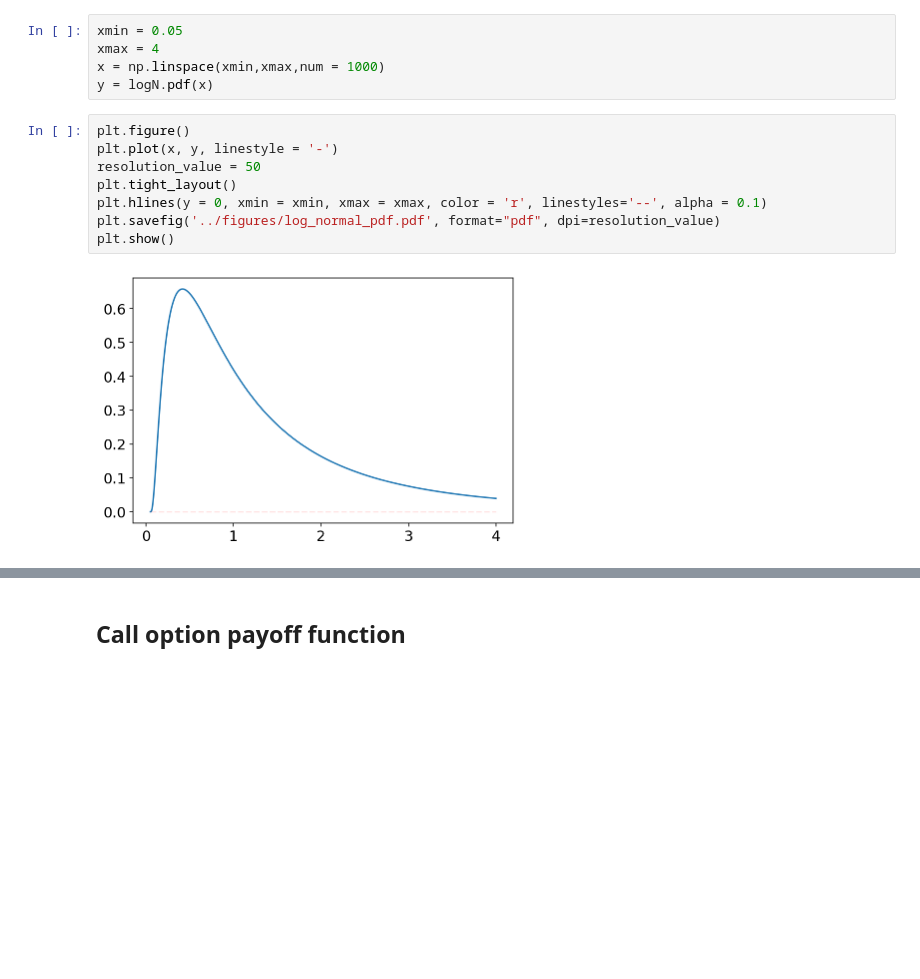
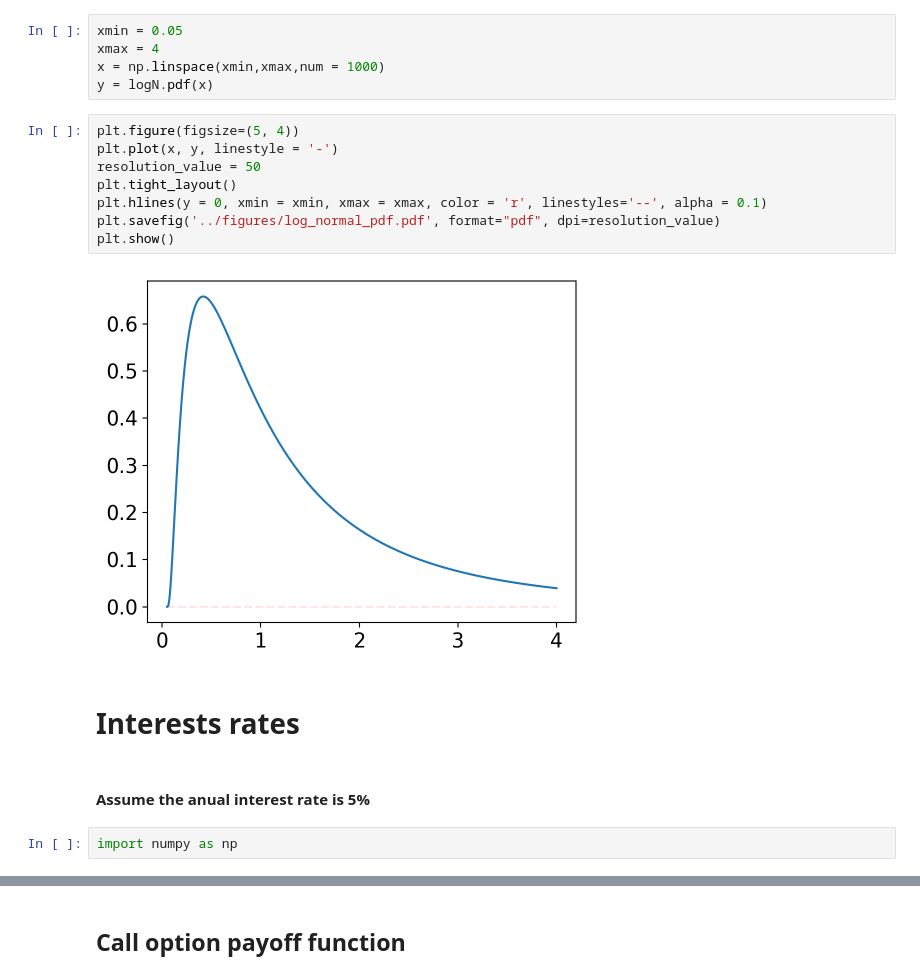
Before and after one commit to leandro-sbetancourt/kcl-continuous-time-finance, a Jupyter notebook: notebooks/Ch5-Continuous-time models.ipynb, the cells around one changed output, grey strips where cells are left out. Drawn from its saved outputs; the diff is of its cells as text; blank space fills up the shorter version.

```diff
--- a/notebooks/Ch5-Continuous-time models.ipynb
+++ b/notebooks/Ch5-Continuous-time models.ipynb
@@ -44,12 +44,18 @@ xmax = 4
 x = np.linspace(xmin,xmax,num = 1000)
 y = logN.pdf(x)
 # %%
-plt.figure()
+plt.figure(figsize=(5, 4))
 plt.plot(x, y, linestyle = '-')
 resolution_value = 50
 plt.tight_layout()
 plt.hlines(y = 0, xmin = xmin, xmax = xmax, color = 'r', linestyles='--', alpha = 0.1)
 plt.savefig('../figures/log_normal_pdf.pdf', format="pdf", dpi=resolution_value)
 plt.show()
 # %% [output]
-[figure, old version]
+[figure, new version]
+# %% [markdown]
+# Interests rates
+# %% [markdown]
+#### Assume the anual interest rate is 5%
+# %%
+import numpy as np
```
Also changed, not shown: parts of 10 cells of this notebook.
